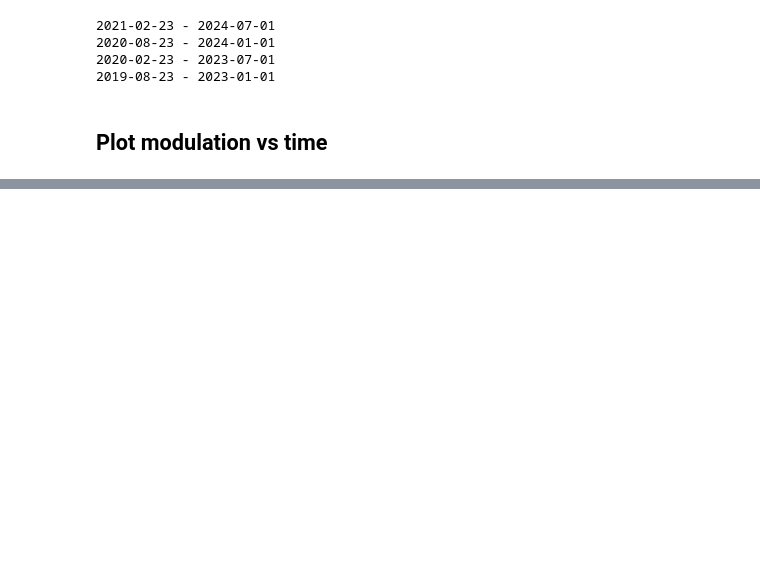
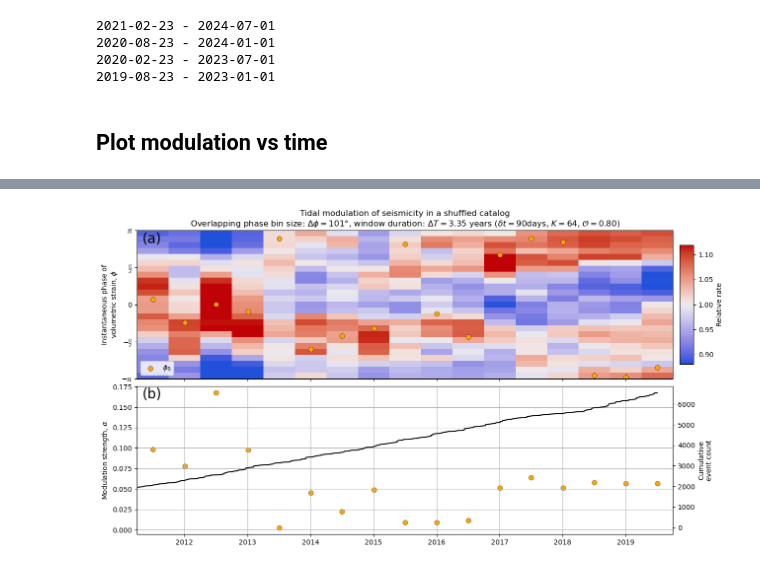
Before and after one commit to ebeauce/seistides, a Jupyter notebook: notebooks/tidal_modulation_analysis_BSSA_2026.ipynb, the cells around one changed output, grey strips where cells are left out. Saved outputs shown, nothing was run; the diff lists cells and outputs as text; code cells hidden in the pictures; blank space fills up the shorter version.

Commit message:
add shuffling example in notebook

```diff
--- a/notebooks/tidal_modulation_analysis_BSSA_2026.ipynb
+++ b/notebooks/tidal_modulation_analysis_BSSA_2026.ipynb
@@ -608,0 +630,18 @@ Text(0.5, 1.0, 'Tidal modulation of seismicity in Fault zone before and after th
+# %%
+seismod_shuffled = seistides.modulation.ShuffledModulationmeterMultiWindowForcingTimeBins(
+    short_window_days=SHORT_WINDOW_DAYS,
+    overlap=OVERLAP,
+    num_short_windows=NUM_SHORT_WINDOWS,
+    catalog=cat_pre, # run this example with the pre-mainshock catalog
+    forcing=tidal_stress,
+    forcing_bins=PHASE_BINS,
+    window_type=WINDOW_TYPE
+)
+seismod_shuffled.build_forcingtime_bins()
+# %%
+# shuffle
+np.random.seed(42)
+seismod_shuffled.randomize_catalog(**RANDOMIZATION_KWARGS)
+seismod_shuffled.random_catalog.sort_values("event_timing_sec", inplace=True)
+seismod_shuffled.catalog = seismod_shuffled.random_catalog
+seismod_shuffled.count_events_in_forcingtime_bins()
@@ -608,0 +705,82 @@ Text(0.5, 1.0, 'Tidal modulation of seismicity in Fault zone before and after th
+# %%
+FORCING_TYPE = "instantaneous_phase_volumetric"
+YTICK_LOC = [-180.0, -90.0, 0, 90.0, 180.0]
+YTICK_LAB = [r"$-\pi$", r"$-\frac{\pi}{2}$", r"$0$", r"$\frac{\pi}{2}$", r"$\pi$"]
+WIENER_FILTER = [3, 3]
+
+cmap = {"pre_mainshock": cc.cm.coolwarm, "post_mainshock": cc.cm.bwy}
+
+fig, axes = plt.subplots(num=f"Ridgecrest_{FORCING_TYPE}", nrows=2, sharex=True, figsize=(14, 8), gridspec_kw={"hspace": 0.05})
+
+midbins = seismod_shuffled.modulation[FORCING_TYPE][
+    list(seismod_shuffled.modulation[FORCING_TYPE].keys())[0]
+]["midbins"]
+_, parameters, errors = seismod_shuffled.get_parameter_time_series(FORCING_TYPE)
+
+forcing_data, time = seismod_shuffled.get_obs_vs_forcing_vs_time(FORCING_TYPE, "relative_rate")
+# ----------------------------------------------------
+#              before the mainshock
+# ----------------------------------------------------
+vmax = np.percentile(forcing_data, 97.5)
+vmin = np.percentile(forcing_data, 2.5)
+vmax = max(abs(vmax - 1.), abs(vmin - 1.))
+vmin = 1. - vmax
+vmax = 1. + vmax
+
+pc = axes[0].pcolormesh(
+        time,
+        midbins,
+        forcing_data.T,
+        cmap=cmap["pre_mainshock"],
+        vmin=vmin,
+        vmax=vmax,
+        rasterized=True,
+    )
+
+
+axes[0].scatter(
+    time, np.rad2deg(parameters["phi"]), color=COLORS[REGION], edgecolor="k", s=50, linewidths=0.33, label=r"$\phi_0$"
+)
+axes[0].legend(loc="lower left")
+pos = axes[0].get_position()
+cax = fig.add_axes([pos.x1 + 0.01, pos.y0 + 0.10 * pos.height, 0.02, 0.80 * pos.height])
+plt.colorbar(pc, cax=cax, label="Relative rate")
+
+axes[0].set_yticks(YTICK_LOC)
+axes[0].set_yticklabels(YTICK_LAB)
+axes[0].set_ylabel("Instantaneous phase of\nvolumetric strain, $\phi$")
+title = f"Tidal modulation of seismicity in a shuffled catalog"
+bin_size = 360. / NUM_BINS_PHASE * int(2 * RATE_ESTIMATE_KWARGS["bin_extension"] + 1)
+param_string = r"Overlapping phase bin size: $\Delta \phi=$"f"{bin_size:.0f}°"r", window duration: $\Delta T=$"f"{LARGE_WINDOW_DURATION_DAYS/365.:.2f} years "\
+    r"($\delta t=$"f"{SHORT_WINDOW_DAYS:d}days, "r"$K=$"f"{NUM_SHORT_WINDOWS:d}, "r"$\mathcal{O}=$"f"{OVERLAP:.2f})"
+title = "\n".join([title, param_string])
+axes[0].set_title(title)
+
+
+axes[1].scatter(
+    time, parameters["alpha"], color=COLORS[REGION], edgecolor="k", s=50, linewidths=0.33, label=r"$\alpha$"
+)
+axes[1].grid()
+axes[1].set_ylabel("Modulation strength, "r"$\alpha$")
+
+ax_seis = axes[1].twinx()
+xlim = ax_seis.get_xlim()
+ax_seis.plot(
+    seismod_shuffled.random_catalog["origin_time"], np.arange(len(seismod_shuffled.random_catalog)), color="k"
+)
+
+ax_seis.set_xlim(xlim)
+ax_seis.set_ylabel("Cumulative\nevent count")
+
+for i, ax in enumerate(axes):
+    ax.text(
+            0.01,
+            0.99,
+            f"({string.ascii_lowercase[i]})",
+            va="top",
+            fontsize=20,
+            ha="left",
+            transform=ax.transAxes,
+        )
+# %% [output]
+[figure, added]
```
Also changed, not shown: parts of 13 cells of this notebook, 1 other file.
